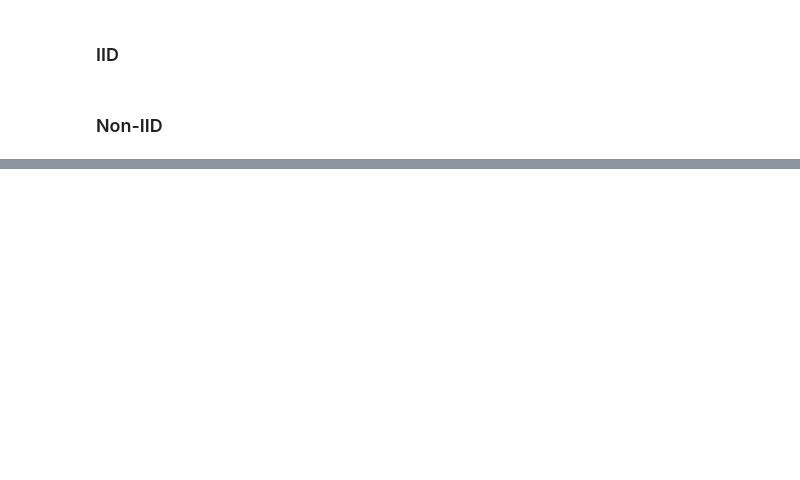
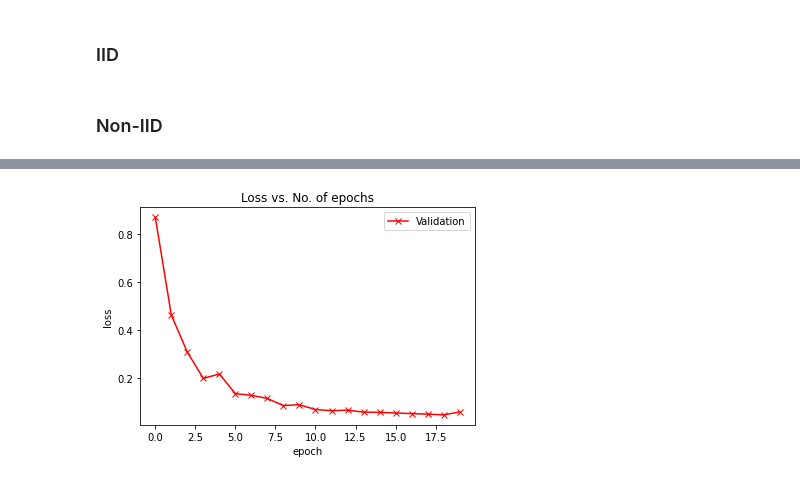
Before and after one commit to tushar-semwal/fedperf, a Jupyter notebook: Santiago/1_Baseline_Notebook_Exp.ipynb, the cells around one changed output, grey strips where cells are left out. Cells and saved outputs as stored; diff of their text form; code cells hidden in the pictures; blank space fills up the shorter version.

```diff
--- a/Santiago/1_Baseline_Notebook_Exp.ipynb
+++ b/Santiago/1_Baseline_Notebook_Exp.ipynb
@@ -260,0 +1402,4 @@ shakespeare_ds
+# %%
+plot_losses(test_history, file=f'{BASE_DIR}/test_loss.jpg')
+# %% [output]
+[figure, added]
```
Also changed, not shown: parts of 90 cells of this notebook.
